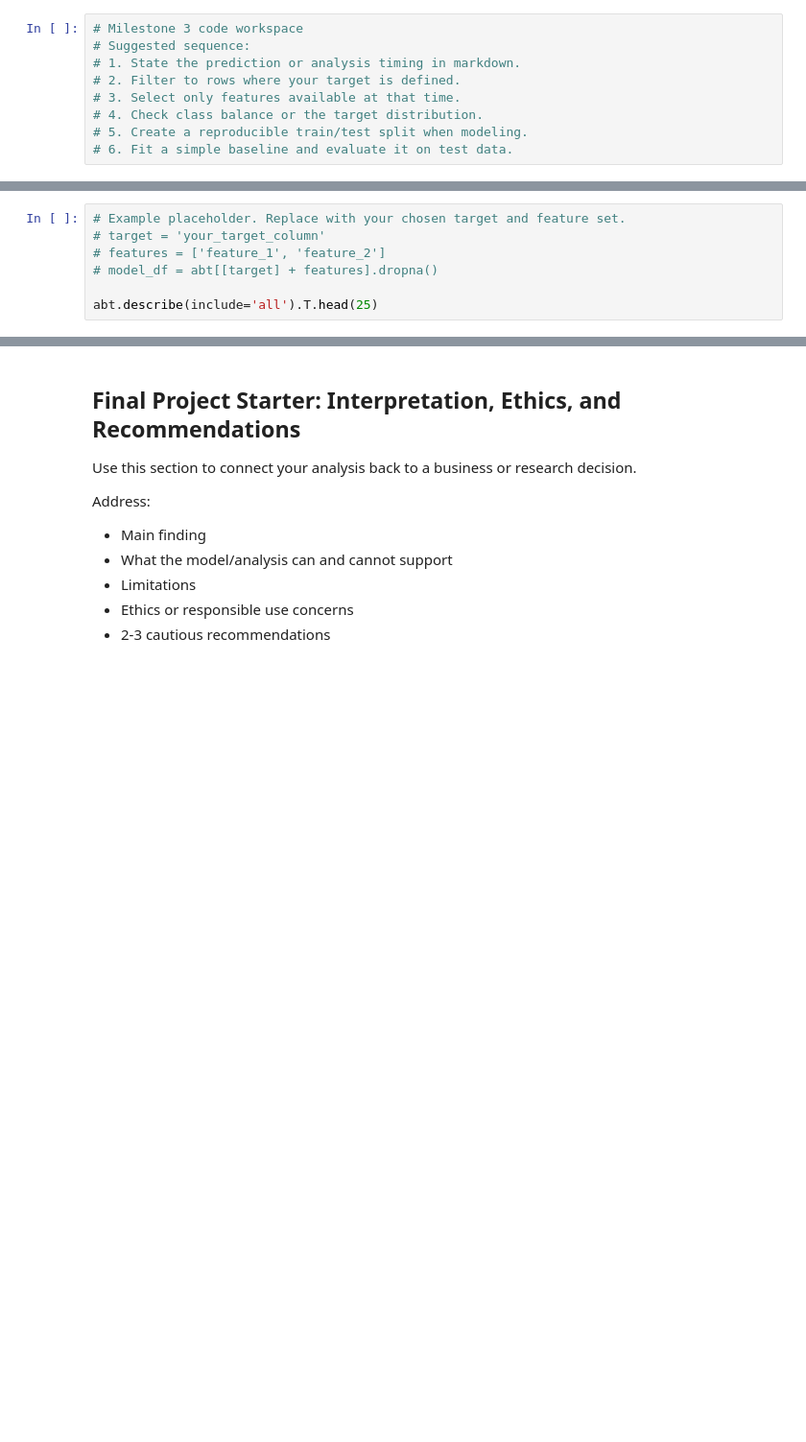
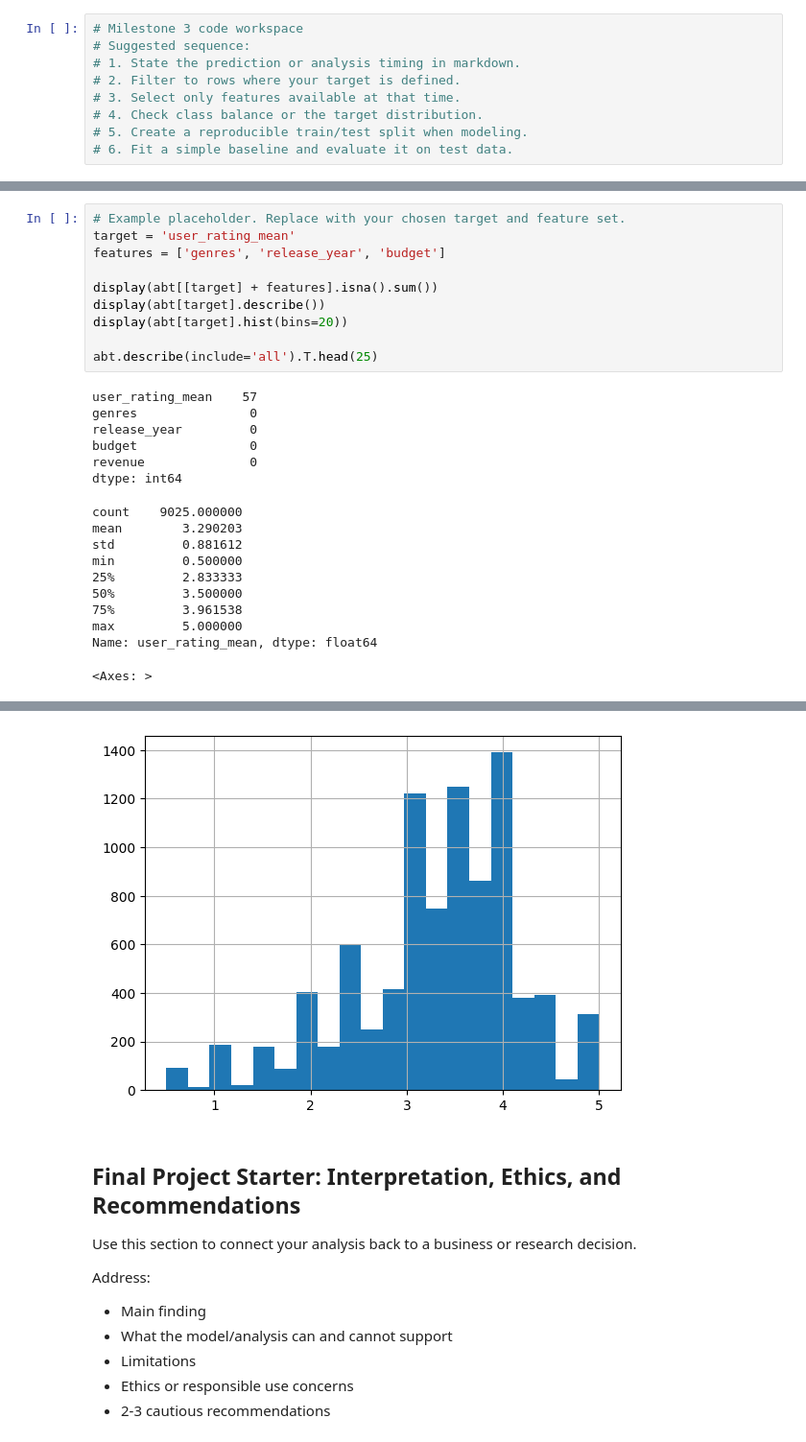
Before and after one commit to zambuggy2/BAN-6003-Project-Option-1-Movies, a Jupyter notebook: notebooks/movies_project_starter.ipynb, the cells around one changed output, grey strips where cells are left out. Shown at 96% size. Cells and saved outputs as stored; diff of their text form; blank space fills up the shorter version.

Commit message:
Milestone 3 - predict ratings project

```diff
--- a/notebooks/movies_project_starter.ipynb
+++ b/notebooks/movies_project_starter.ipynb
@@ -637,28 +694,48 @@ Use this cell to document the prepared dataset and initial model/analysis requir
 # %%
 # Example placeholder. Replace with your chosen target and feature set.
-# target = 'your_target_column'
-# features = ['feature_1', 'feature_2']
-# model_df = abt[[target] + features].dropna()
+target = 'user_rating_mean'
+features = ['genres', 'release_year', 'budget']
+
+display(abt[[target] + features].isna().sum())
+display(abt[target].describe())
+display(abt[target].hist(bins=20))
 
 abt.describe(include='all').T.head(25)
 # %% [output]
+user_rating_mean    57
+genres               0
+release_year         0
+budget               0
+revenue              0
+dtype: int64
+count    9025.000000
+mean        3.290203
+std         0.881612
+min         0.500000
+25%         2.833333
+50%         3.500000
+75%         3.961538
+max         5.000000
+Name: user_rating_mean, dtype: float64
+<Axes: >
 |  | count | unique | top | freq | mean | min | 25% | 50% | 75% | max | std |
 | movieId | 9082.0 | NaN | NaN | NaN | 30963.741577 | 1.0 | 2843.25 | 6265.5 | 56026.25 | 163949.0 | 40659.690679 |
 | tmdbId | 9082.0 | NaN | NaN | NaN | 38710.463885 | 2.0 | 9446.25 | 15775.0 | 39010.25 | 416437.0 | 62123.411079 |
 | imdb_id | 9082 | 9082 | tt0114709 | 1 | NaN | NaN | NaN | NaN | NaN | NaN | NaN |
 | title | 9082 | 8809 | Hamlet | 5 | NaN | NaN | NaN | NaN | NaN | NaN | NaN |
 | original_title | 9082 | 8841 | Hamlet | 5 | NaN | NaN | NaN | NaN | NaN | NaN | NaN |
 | original_language | 9082 | 42 | en | 7947 | NaN | NaN | NaN | NaN | NaN | NaN | NaN |
 | release_date | 9082 | 6002 | 1994-01-01 | 12 | NaN | NaN | NaN | NaN | NaN | NaN | NaN |
 | runtime | 9082.0 | NaN | NaN | NaN | 105.661418 | 0.0 | 93.0 | 102.0 | 115.0 | 1140.0 | 30.350712 |
 | budget | 9082.0 | NaN | NaN | NaN | 16647890.737833 | 0.0 | 0.0 | 100000.0 | 20000000.0 | 380000000.0 | 33452764.781378 |
 | revenue | 9082.0 | NaN | NaN | NaN | 49187276.79586 | 0.0 | 0.0 | 271608.0 | 36725282.5 | 2787965087.0 | 130180082.298936 |
 | ... | ... | ... | ... | ... | ... | ... | ... | ... | ... | ... | ... |
 | release_year | 9082.0 | NaN | NaN | NaN | 1991.951993 | 1902.0 | 1984.0 | 1997.0 | 2006.0 | 2016.0 | 19.387707 |
 | user_rating_mean | 9025.0 | NaN | NaN | NaN | 3.290203 | 0.5 | 2.833333 | 3.5 | 3.961538 | 5.0 | 0.881612 |
 | user_rating_count | 9025.0 | NaN | NaN | NaN | 11.05928 | 1.0 | 1.0 | 3.0 | 9.0 | 341.0 | 24.095433 |
 | user_rating_std | 5983.0 | NaN | NaN | NaN | 0.873955 | 0.0 | 0.68516 | 0.866025 | 1.061857 | 3.181981 | 0.400463 |
 | first_rating_date | 9025 | NaN | NaN | NaN | 2005-06-25 21:53:01.564210 | 1995-01-09 11:46:49 | 2000-04-07 06:53:03 | 2004-06-13 02:19:42 | 2011-01-28 05:20:42 | 2016-10-16 03:14:04 | NaN |
+[figure, added]
 # %% [markdown]
 ## Final Project Starter: Interpretation, Ethics, and Recommendations
 
```
Also changed, not shown: parts of 3 cells of this notebook.
